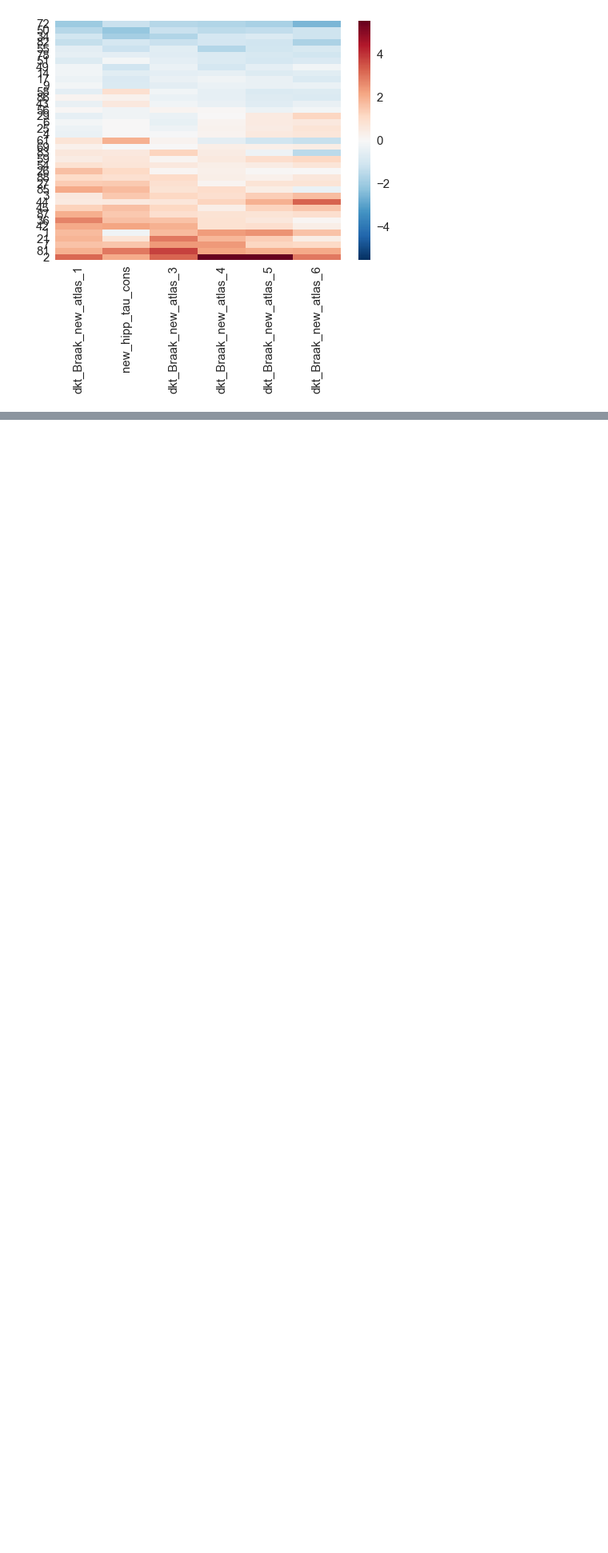
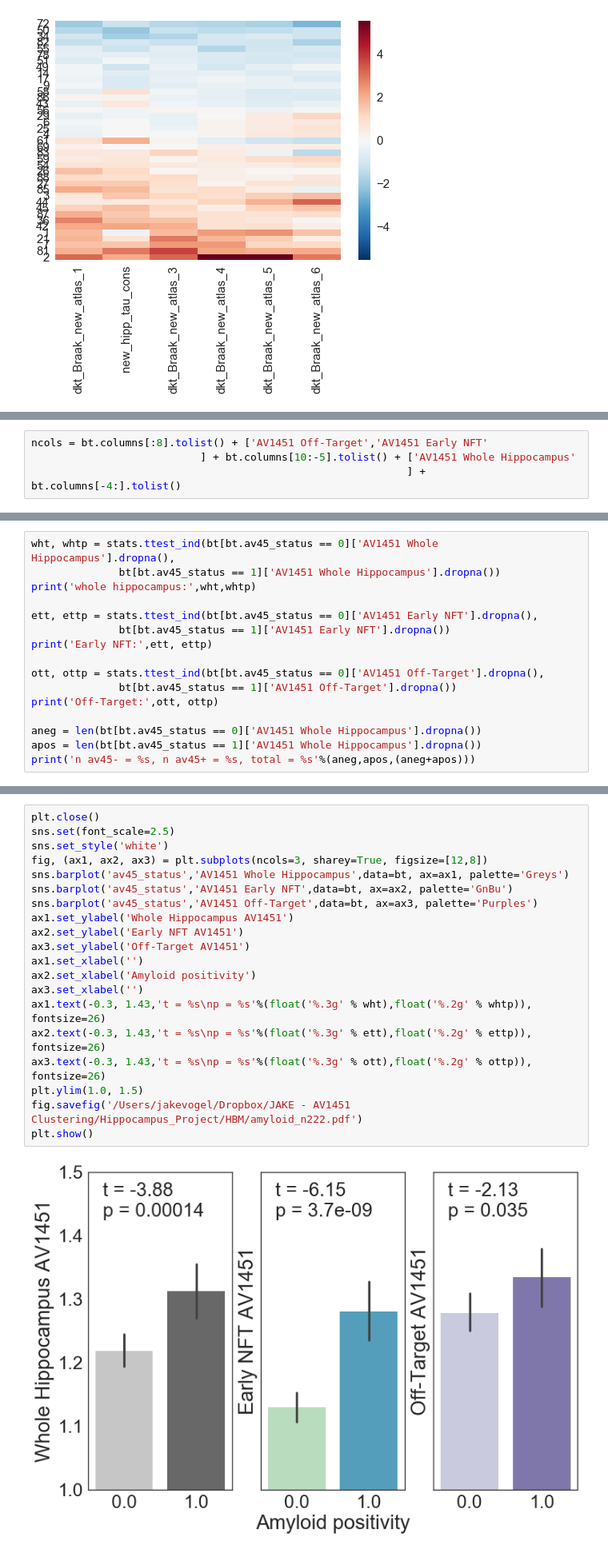
Before and after one commit to illdopejake/hack_projects, a Jupyter notebook: Tau_clustering_analyses.ipynb, the cells around one changed output, grey strips where cells are left out. Shown at 80% size. Cells and saved outputs as stored; diff of their text form; blank space fills up the shorter version.

```diff
--- a/Tau_clustering_analyses.ipynb
+++ b/Tau_clustering_analyses.ipynb
@@ -1926,0 +1960,4 @@ plt.show()
+# %%
+ncols = bt.columns[:8].tolist() + ['AV1451 Off-Target','AV1451 Early NFT'
+                           ] + bt.columns[10:-5].tolist() + ['AV1451 Whole Hippocampus'
+                                                            ] + bt.columns[-4:].tolist()
@@ -1926,0 +2053,16 @@ plt.show()
+# %%
+wht, whtp = stats.ttest_ind(bt[bt.av45_status == 0]['AV1451 Whole Hippocampus'].dropna(),
+              bt[bt.av45_status == 1]['AV1451 Whole Hippocampus'].dropna())
+print('whole hippocampus:',wht,whtp)
+
+ett, ettp = stats.ttest_ind(bt[bt.av45_status == 0]['AV1451 Early NFT'].dropna(),
+              bt[bt.av45_status == 1]['AV1451 Early NFT'].dropna())
+print('Early NFT:',ett, ettp)
+
+ott, ottp = stats.ttest_ind(bt[bt.av45_status == 0]['AV1451 Off-Target'].dropna(),
+              bt[bt.av45_status == 1]['AV1451 Off-Target'].dropna())
+print('Off-Target:',ott, ottp)
+
+aneg = len(bt[bt.av45_status == 0]['AV1451 Whole Hippocampus'].dropna())
+apos = len(bt[bt.av45_status == 1]['AV1451 Whole Hippocampus'].dropna())
+print('n av45- = %s, n av45+ = %s, total = %s'%(aneg,apos,(aneg+apos)))
@@ -1926,0 +2074,22 @@ plt.show()
+# %%
+plt.close()
+sns.set(font_scale=2.5)
+sns.set_style('white')
+fig, (ax1, ax2, ax3) = plt.subplots(ncols=3, sharey=True, figsize=[12,8])
+sns.barplot('av45_status','AV1451 Whole Hippocampus',data=bt, ax=ax1, palette='Greys')
+sns.barplot('av45_status','AV1451 Early NFT',data=bt, ax=ax2, palette='GnBu')
+sns.barplot('av45_status','AV1451 Off-Target',data=bt, ax=ax3, palette='Purples')
+ax1.set_ylabel('Whole Hippocampus AV1451')
+ax2.set_ylabel('Early NFT AV1451')
+ax3.set_ylabel('Off-Target AV1451')
+ax1.set_xlabel('')
+ax2.set_xlabel('Amyloid positivity')
+ax3.set_xlabel('')
+ax1.text(-0.3, 1.43,'t = %s\np = %s'%(float('%.3g' % wht),float('%.2g' % whtp)), fontsize=26)
+ax2.text(-0.3, 1.43,'t = %s\np = %s'%(float('%.3g' % ett),float('%.2g' % ettp)), fontsize=26)
+ax3.text(-0.3, 1.43,'t = %s\np = %s'%(float('%.3g' % ott),float('%.2g' % ottp)), fontsize=26)
+plt.ylim(1.0, 1.5)
+fig.savefig('/Users/jakevogel/Dropbox/JAKE - AV1451 Clustering/Hippocampus_Project/HBM/amyloid_n222.pdf')
+plt.show()
+# %% [output]
+[figure, added]
```
Also changed, not shown: parts of 27 cells of this notebook, 1 other file.
